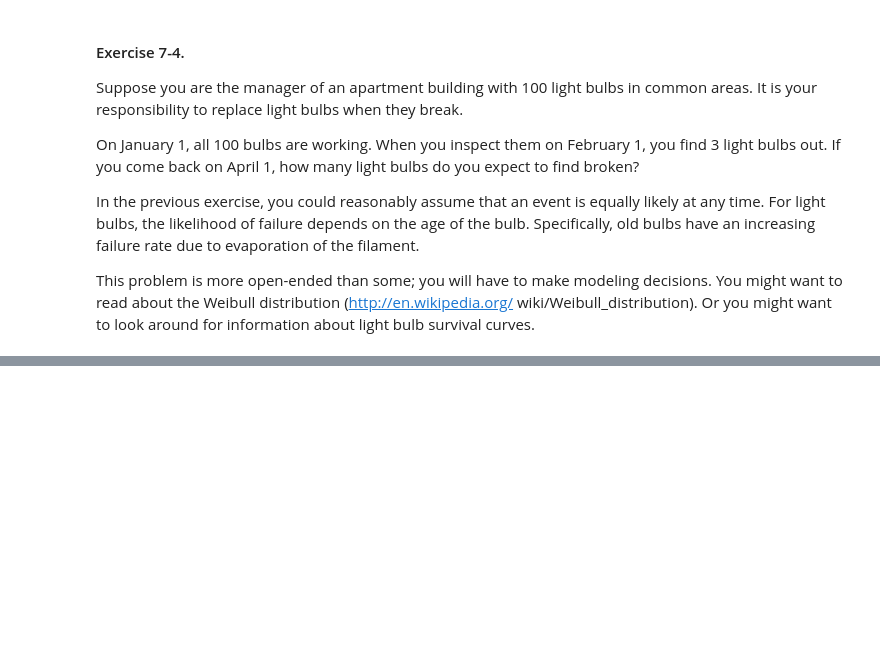
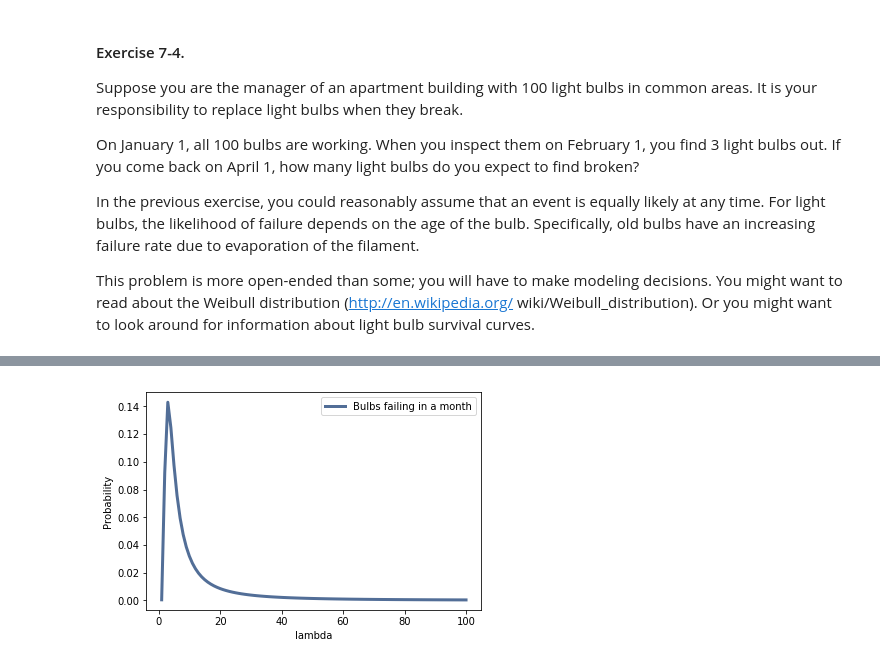
Before and after one commit to JeffreyMinucci/ThinkBayes2, a Jupyter notebook: code/chap07-exercises-jeff.ipynb, the cells around one changed output, grey strips where cells are left out. Drawn from its saved outputs; the diff is of its cells as text; code cells hidden in the pictures; blank space fills up the shorter version.

```diff
--- a/code/chap07-exercises-jeff.ipynb
+++ b/code/chap07-exercises-jeff.ipynb
@@ -501,0 +525,8 @@ light bulb survival curves.
+# %%
+suite.Update(3)
+thinkplot.PrePlot(num=1)
+thinkplot.Pdf(suite)
+thinkplot.Config(xlabel='lambda',
+                ylabel='Probability')
+# %% [output]
+[figure, added]
```
Also changed, not shown: parts of 3 cells of this notebook.
